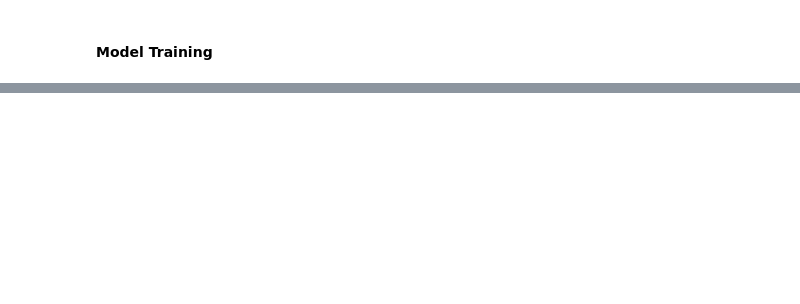
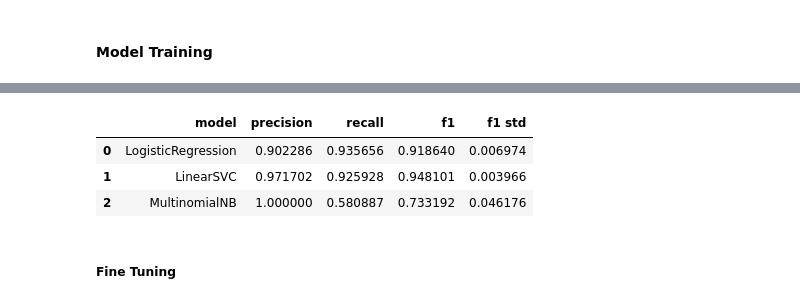
Before and after one commit to Salma-M-H/NLP-Projects, a Jupyter notebook: 01_Spam_Email_Classification/Spam_Email_Classifier.ipynb, the cells around one changed output, grey strips where cells are left out. Drawn from its saved outputs; the diff is of its cells as text; code cells hidden in the pictures; blank space fills up the shorter version.

```diff
--- a/01_Spam_Email_Classification/Spam_Email_Classifier.ipynb
+++ b/01_Spam_Email_Classification/Spam_Email_Classifier.ipynb
@@ -182,0 +114,41 @@ weighted avg       0.96      0.96      0.95      1032
+# %%
+skf = StratifiedKFold(
+    n_splits=5, shuffle=True, random_state=42
+)
+
+models = {
+    'LogisticRegression': LogisticRegression(class_weight='balanced', random_state=42),
+    'LinearSVC': LinearSVC(class_weight='balanced'),
+    'MultinomialNB': MultinomialNB()
+}
+
+scoring={
+    'precision': 'precision',
+    'recall': 'recall',
+    'f1': 'f1'
+}
+# %%
+rows = []
+
+for name, clf in models.items():
+    pipeline = Pipeline(
+        [('vectorizer', TfidfVectorizer()),
+         (name, clf)]
+    )
+
+    cv = cross_validate(
+        estimator=pipeline, X=x_train, y=y_train_encoded, scoring=scoring, cv=skf
+    )
+
+    rows.append(
+        {
+            'model': name,
+            'precision': cv['test_precision'].mean(),
+            'recall': cv['test_recall'].mean(),
+            'f1': cv['test_f1'].mean(),
+            'f1 std': cv['test_f1'].std()
+        }
+    )
+
+
+rows
@@ -182,0 +171,10 @@ weighted avg       0.96      0.96      0.95      1032
+# %%
+scores_df = pd.DataFrame(data=rows)
+scores_df
+# %% [output]
+|  | model | precision | recall | f1 | f1 std |
+| 0 | LogisticRegression | 0.902286 | 0.935656 | 0.918640 | 0.006974 |
+| 1 | LinearSVC | 0.971702 | 0.925928 | 0.948101 | 0.003966 |
+| 2 | MultinomialNB | 1.000000 | 0.580887 | 0.733192 | 0.046176 |
+# %% [markdown]
+##### Fine Tuning
```
Also changed, not shown: parts of 26 cells of this notebook.
